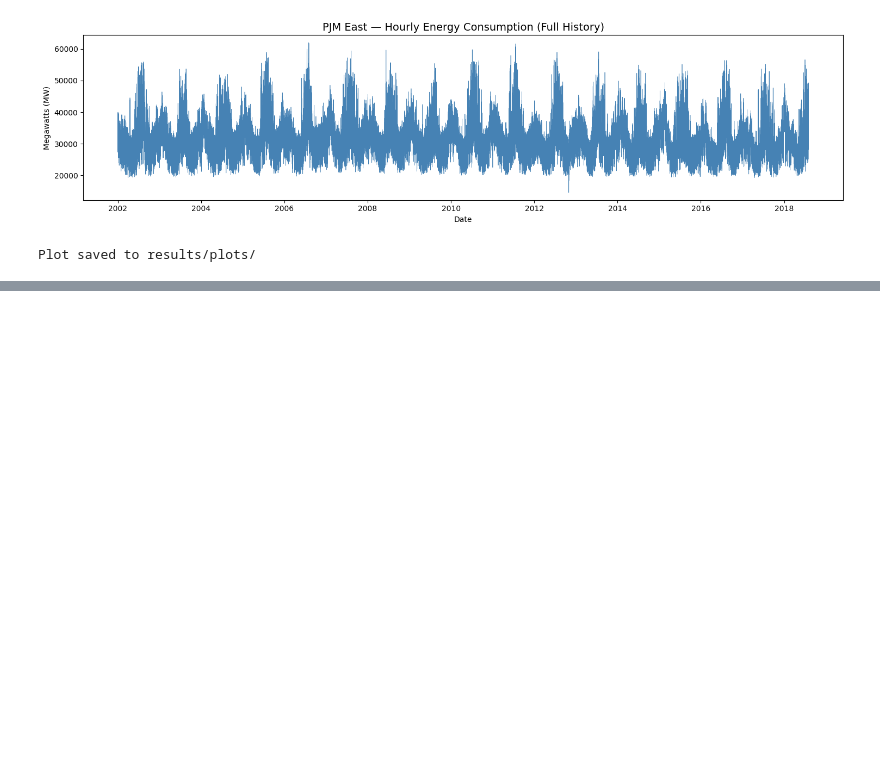
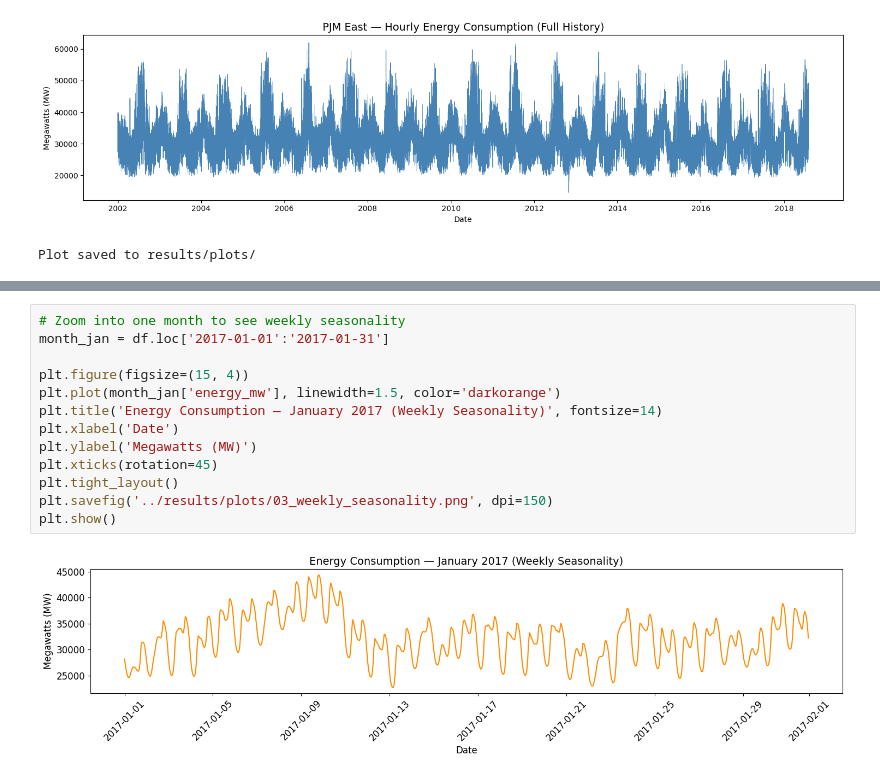
Before and after one commit to JaknaP-ai/energy-demand-forecasting, a Jupyter notebook: notebooks/01_eda.ipynb, the cells around one changed output, grey strips where cells are left out. Drawn from its saved outputs; the diff is of its cells as text; blank space fills up the shorter version.

```diff
--- a/notebooks/01_eda.ipynb
+++ b/notebooks/01_eda.ipynb
@@ -92,0 +148,15 @@ Plot saved to results/plots/
+# %%
+# Zoom into one month to see weekly seasonality
+month_jan = df.loc['2017-01-01':'2017-01-31']
+
+plt.figure(figsize=(15, 4))
+plt.plot(month_jan['energy_mw'], linewidth=1.5, color='darkorange')
+plt.title('Energy Consumption — January 2017 (Weekly Seasonality)', fontsize=14)
+plt.xlabel('Date')
+plt.ylabel('Megawatts (MW)')
+plt.xticks(rotation=45)
+plt.tight_layout()
+plt.savefig('../results/plots/03_weekly_seasonality.png', dpi=150)
+plt.show()
+# %% [output]
+[figure, added]
```
Also changed, not shown: parts of 8 cells of this notebook, 6 other files.
